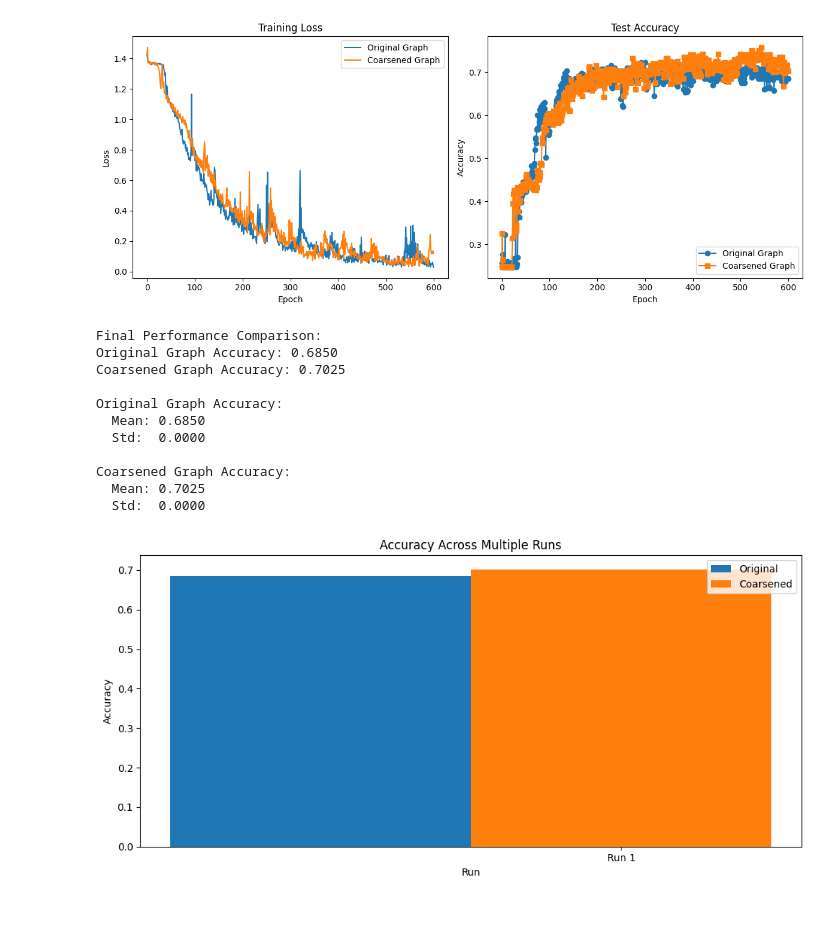
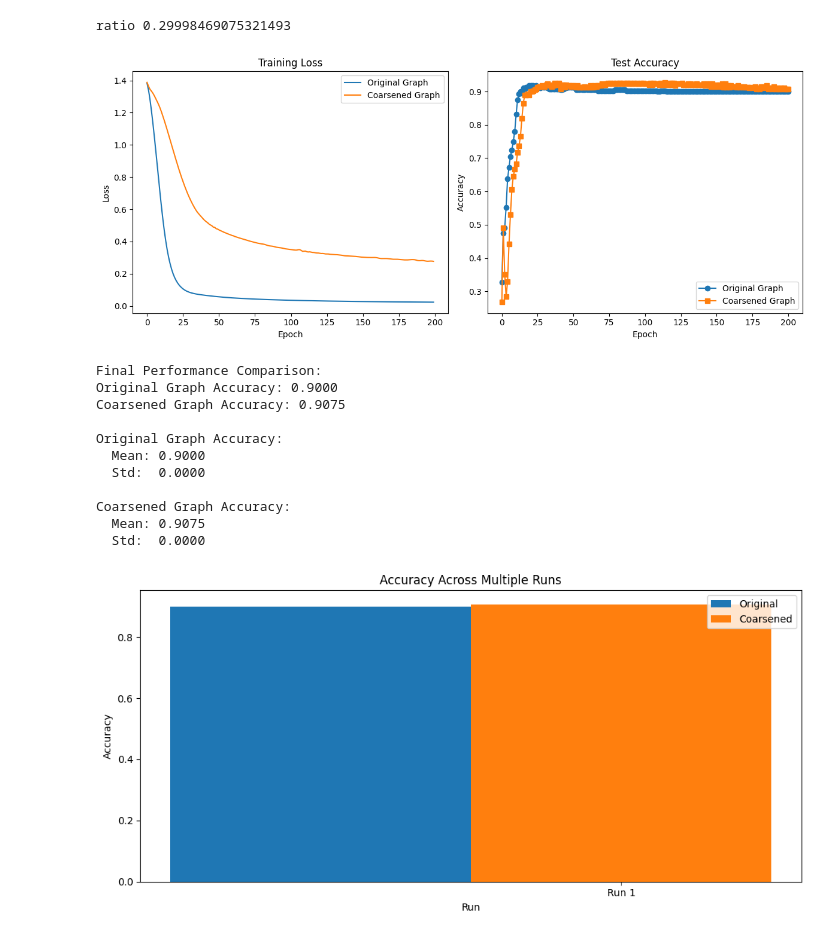
Before and after one commit to Robino-CK/hetero-conv-matching, a Jupyter notebook: tests_dblp.ipynb, the cells around one changed output. Drawn from its saved outputs; the diff is of its cells as text; code cells hidden in the pictures.

Commit message:
fixed zscore and made some experiments

```diff
--- a/tests_dblp.ipynb
+++ b/tests_dblp.ipynb
@@ -15,11 +17,14 @@ original_graph = dataset.load_graph(n_components=30)
 # %%
-device= "cuda:3"
-original_graph = original_graph.to(device)
+
 num_nearest_init_neighbors_per_type = {"papertoauthor": 50, "authortopaper": 50, "conferencetopaper":50, "papertoconference":50,"papertoterm":50, "termtopaper":50, "author":50 , "paper":50, "conference": 50, "term":50}
 from Projections.CCA import CCA
-coarsener = HeteroRGCNCoarsener(original_graph, num_nearest_init_neighbors_per_type, use_zscore=False,device=device, cca_cls=CCA, pairs_per_level=20,norm_p=1, approx_neigh=True, add_feat=False, use_out_degree=False, checkpoints=[0.99])
+coarsener = HeteroRGCNCoarsener(original_graph, num_nearest_init_neighbors_per_type, use_zscore=False,device=device,
+                                cca_cls=CCA, batch_size=None, checkpoints=[0.9, 0.5, 0.3], folder_name="dblp_cca_pca_30_add_feat_true_2",
+                                pairs_per_level=20,norm_p=1, approx_neigh=True, add_feat=True, use_out_degree=False)
 
 coarsener.init()
+
+coarsener.summarize()
 # %% [output]
 authortopaper
 conferencetopaper
@@ -30,2 +46,7 @@ termtopaper
+# %%
+import pickle
+with open(f'results/dblp_cca_pca_30_add_feat_true_2/0.3', 'rb') as fh:
+
+    coarsener = pickle.load(fh)
 # %%
 
@@ -61,28 +64,38 @@ ratio 0.9899724433557869
+# %%
+print("ratio", coarsend_graph.num_nodes()/ original_graph.num_nodes() )
+# %% [output]
+ratio 0.29998469075321493
 # %%
 from Models.SimpleHeteroGCN import HeteroGCNCiteer
 from Models.ImprovedGCN import ImprovedGCN
+from Models.HeteroSage import HeteroSAGE
+from Models.HeteroSGC import HeteroSGCPaper
 
 from Experiments.model_helper import run_experiments
 
-orig, coar, loss_ori, loss_coar = run_experiments(original_graph, coarsend_graph,  ImprovedGCN, num_runs=1, epochs=600,eval_interval=1, target_node_type="author")
+orig, coar, loss_ori, loss_coar = run_experiments(original_graph, coarsend_graph,  HeteroSGCPaper,
+                                                  model_param={"hidden_dim": 64,"num_layers":3},
+                        optimizer_param={"lr": 0.01, "weight_decay": 5e-4},
+                        num_runs=1, epochs=200,eval_interval=1, target_node_type="author")
 orig_short = [ o[-1] for o in orig ]
 coar_short = [ o[-1] for o in coar ]
 from Experiments.plots import plot_bar, plot_line
-
-epochs = list(range(600))
-plot_line(orig[0], coar[0], loss_ori[0], loss_coar[0], epochs)
-plot_bar(orig_short, coar_short)
-# %% [output]
-[figure, removed]
-Final Performance Comparison:
-Original Graph Accuracy: 0.6850
-Coarsened Graph Accuracy: 0.7025
-
-Original Graph Accuracy:
-  Mean: 0.6850
-  Std:  0.0000
-
-Coarsened Graph Accuracy:
-  Mean: 0.7025
-  Std:  0.0000
-[figure, removed]
+# %%
+
+epochs = list(range(200))
+plot_line(orig[0], coar[0], loss_ori[0], loss_coar[0], epochs)
+plot_bar(orig_short, coar_short)
+# %% [output]
+[figure, added]
+Final Performance Comparison:
+Original Graph Accuracy: 0.9000
+Coarsened Graph Accuracy: 0.9075
+
+Original Graph Accuracy:
+  Mean: 0.9000
+  Std:  0.0000
+
+Coarsened Graph Accuracy:
+  Mean: 0.9075
+  Std:  0.0000
+[figure, added]
```
Also changed, not shown: parts of 3 cells of this notebook, 3 other files.
